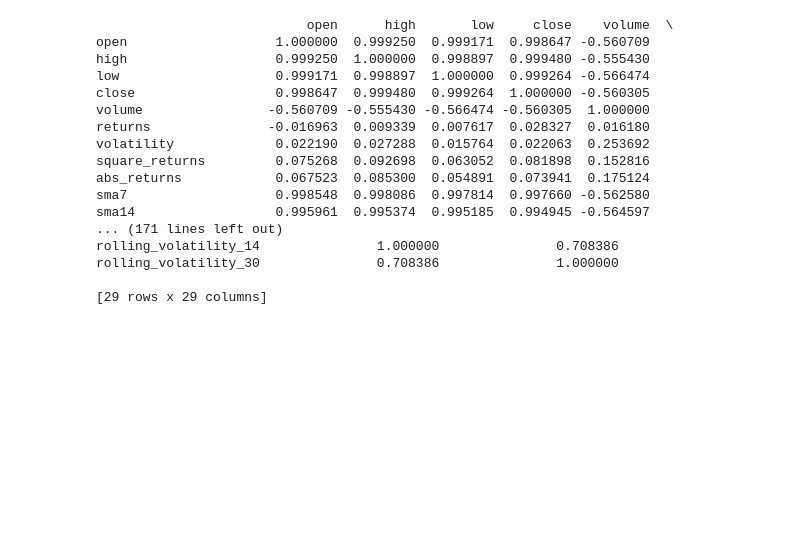
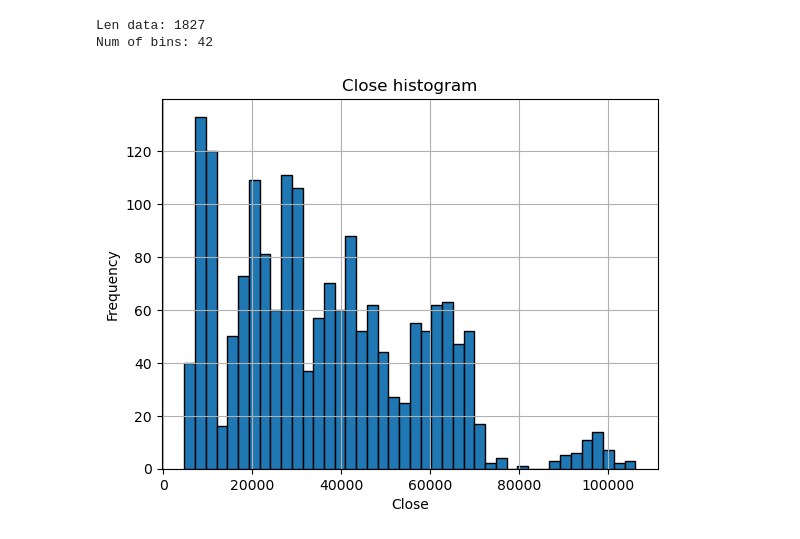
Before and after one commit to Poggerv2/Risk-lens, a Jupyter notebook: data_science/notebooks/02_eda_btc.ipynb, the cells around one changed output. Cells and saved outputs as stored; diff of their text form; code cells hidden in the pictures; blank space fills up the shorter version.

```diff
--- a/data_science/notebooks/02_eda_btc.ipynb
+++ b/data_science/notebooks/02_eda_btc.ipynb
@@ -299,4 +58,0 @@ df['rolling_volatility_30'] = df['log_returns'].rolling(30).std()
-# %%
-df.dropna(inplace=True)
-# %%
-sns.set(style='whitegrid')
@@ -434,4 +58,0 @@ df.describe()
-# %%
-df = df.clip(lower=lower_bound, upper=upper_bound, axis=1)
-print(df.shape)
-print(df.describe())
@@ -467,20 +58,0 @@ plt.show()
-# %%
-print(df.corr())
-# %% [output]
-                           open      high       low     close    volume  \
-open                   1.000000  0.999250  0.999171  0.998647 -0.560709
-high                   0.999250  1.000000  0.998897  0.999480 -0.555430
-low                    0.999171  0.998897  1.000000  0.999264 -0.566474
-close                  0.998647  0.999480  0.999264  1.000000 -0.560305
-volume                -0.560709 -0.555430 -0.566474 -0.560305  1.000000
-returns               -0.016963  0.009339  0.007617  0.028327  0.016180
-volatility             0.022190  0.027288  0.015764  0.022063  0.253692
-square_returns         0.075268  0.092698  0.063052  0.081898  0.152816
-abs_returns            0.067523  0.085300  0.054891  0.073941  0.175124
-sma7                   0.998548  0.998086  0.997814  0.997660 -0.562580
-sma14                  0.995961  0.995374  0.995185  0.994945 -0.564597
-... (171 lines left out)
-rolling_volatility_14               1.000000               0.708386
-rolling_volatility_30               0.708386               1.000000
-
-[29 rows x 29 columns]
@@ -488,0 +59,16 @@ df.to_csv('../data/processed_data/btc.csv')
+# %%
+n = len(df)
+print(f'Len data: {n}')
+bins = int(np.sqrt(n))
+print(f'Num of bins: {bins}')
+# %% [output]
+Len data: 1827
+Num of bins: 42
+# %%
+df.close.hist(bins=bins, edgecolor='black')
+plt.title('Close histogram')
+plt.xlabel('Close')
+plt.ylabel('Frequency')
+plt.show()
+# %% [output]
+[figure, added]
```
Also changed, not shown: parts of 73 cells of this notebook, 12 other files.
